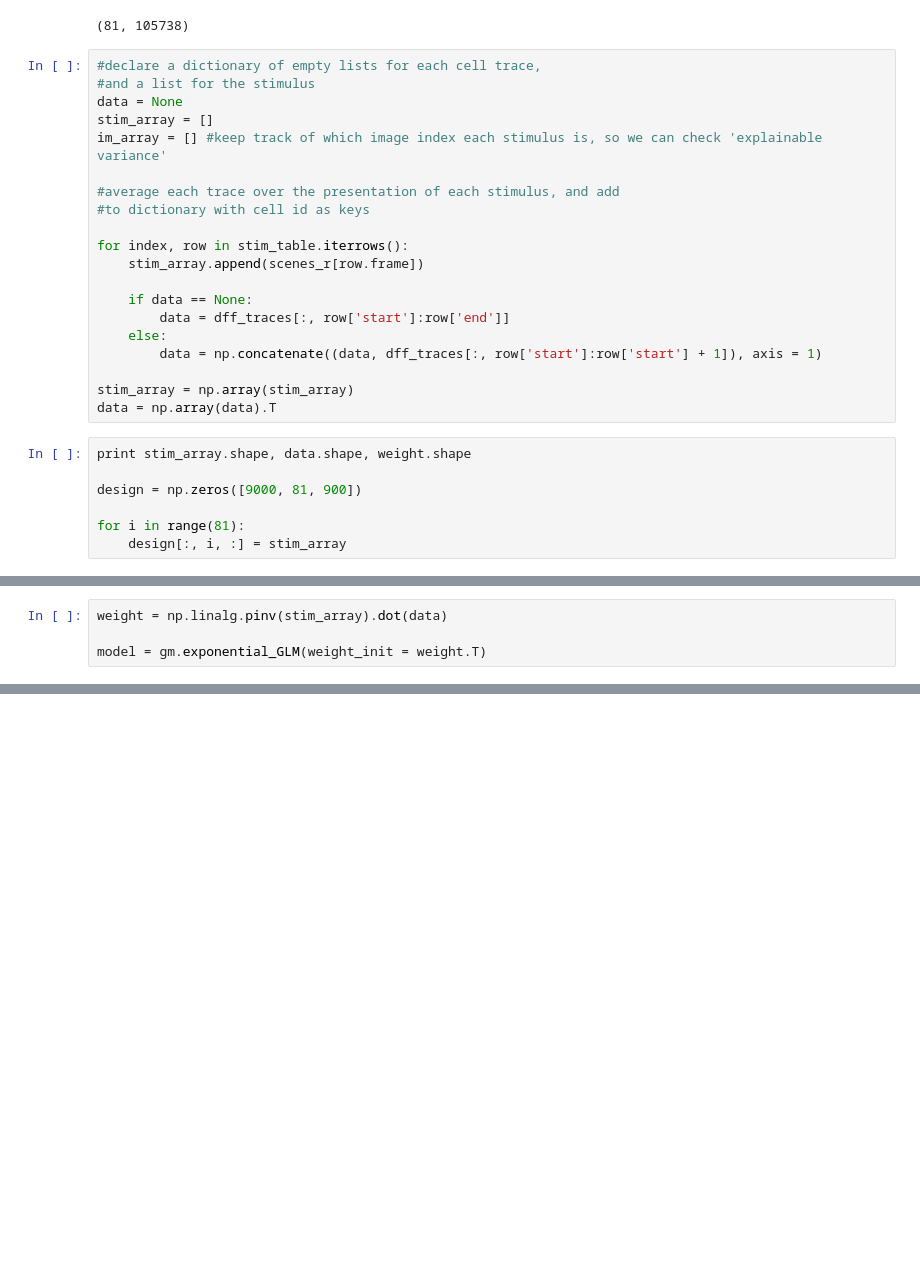
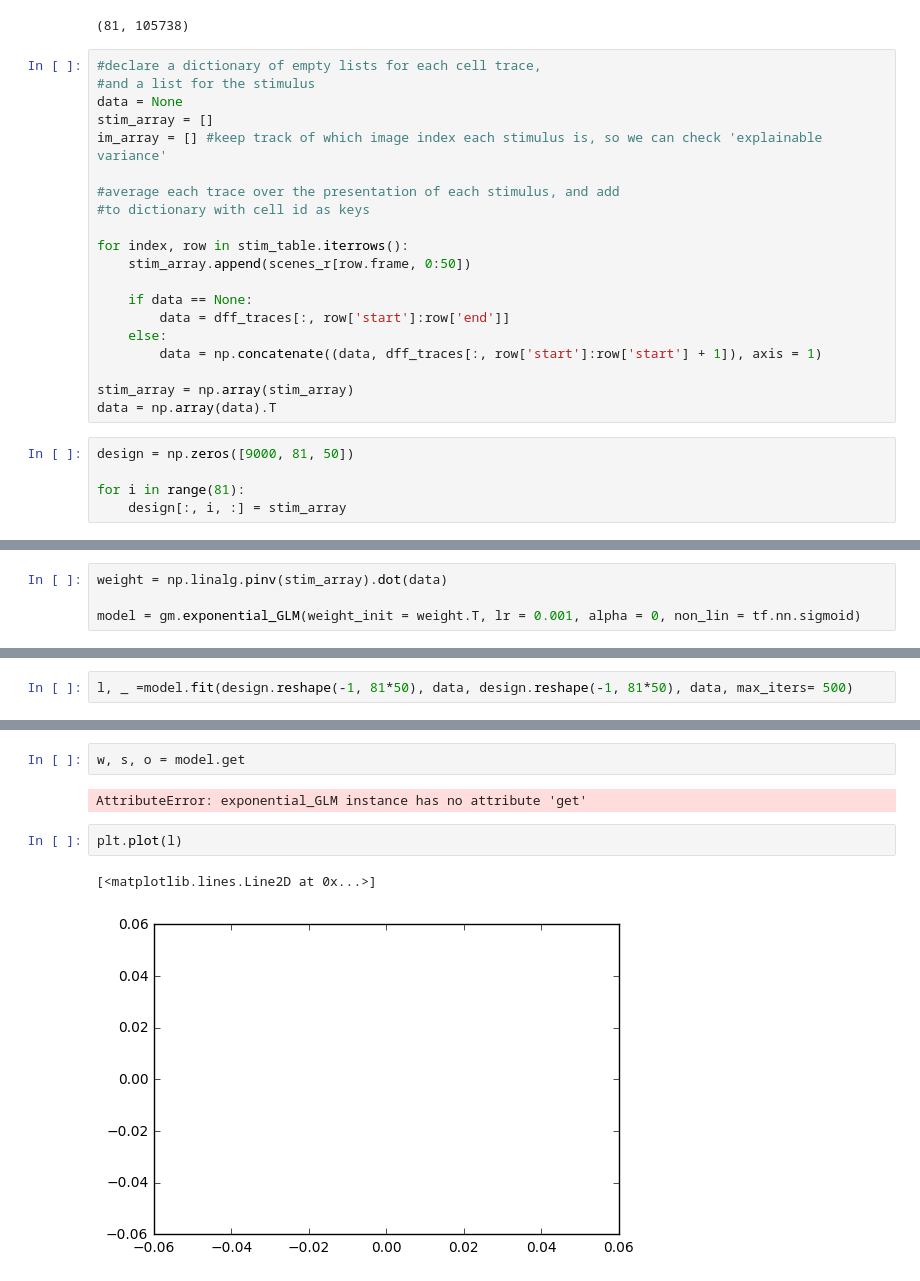
Before and after one commit to achristensen56/PyGLM, a Jupyter notebook: Group GLM Fitting.ipynb, the cells around one changed output, grey strips where cells are left out. Saved outputs shown, nothing was run; the diff lists cells and outputs as text; blank space fills up the shorter version.

```diff
--- a/Group GLM Fitting.ipynb
+++ b/Group GLM Fitting.ipynb
@@ -57,7 +54,7 @@ im_array = [] #keep track of which image index each stimulus is, so we can check
 #to dictionary with cell id as keys
 
 for index, row in stim_table.iterrows():
-    stim_array.append(scenes_r[row.frame])
+    stim_array.append(scenes_r[row.frame, 0:50])
 
     if data == None:
         data = dff_traces[:, row['start']:row['end']]
@@ -67,9 +64,7 @@ for index, row in stim_table.iterrows():
 stim_array = np.array(stim_array)
 data = np.array(data).T
 # %%
-print stim_array.shape, data.shape, weight.shape
-
-design = np.zeros([9000, 81, 900])
+design = np.zeros([9000, 81, 50])
 
 for i in range(81):
     design[:, i, :] = stim_array
@@ -78,4 +71,4 @@ for i in range(81):
 # %%
 weight = np.linalg.pinv(stim_array).dot(data)
 
-model = gm.exponential_GLM(weight_init = weight.T)
+model = gm.exponential_GLM(weight_init = weight.T, lr = 0.001, alpha = 0, non_lin = tf.nn.sigmoid)
@@ -83,0 +75,2 @@ UnboundLocalError: local variable 'fx' referenced before assignment
+# %%
+l, _ =model.fit(design.reshape(-1, 81*50), data, design.reshape(-1, 81*50), data, max_iters= 500)
@@ -83,0 +81,9 @@ UnboundLocalError: local variable 'fx' referenced before assignment
+# %%
+w, s, o = model.get
+# %% [output]
+AttributeError: exponential_GLM instance has no attribute 'get'
+# %%
+plt.plot(l)
+# %% [output]
+[<matplotlib.lines.Line2D at 0x...>]
+[figure, added]
```
Also changed, not shown: parts of 4 cells of this notebook, 20 other files.
